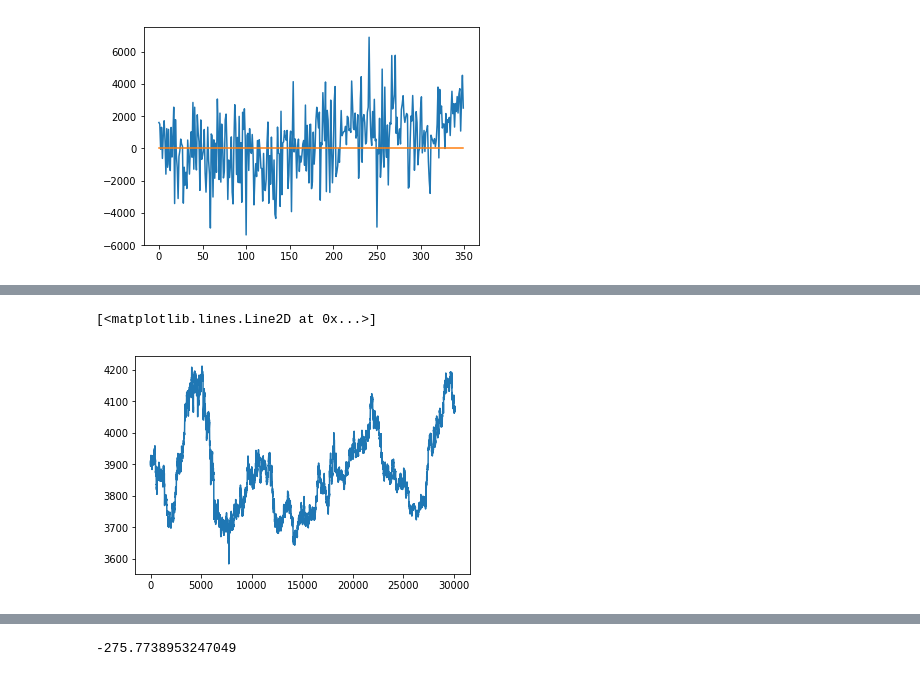
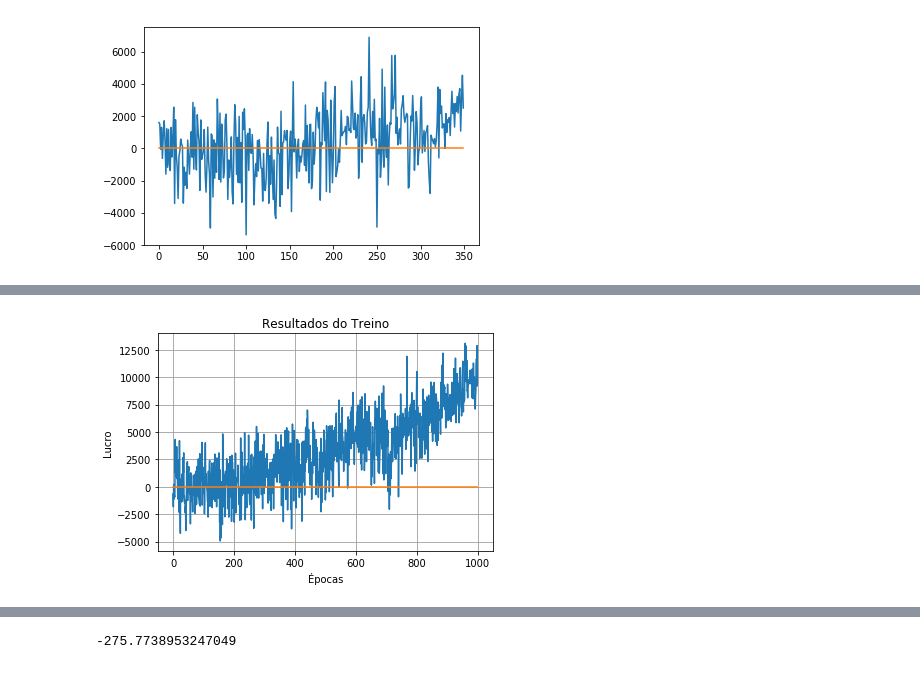
Before and after one commit to pigortekids/TCCgit, a Jupyter notebook: brunao/v2/DQN_teste-14-c-Copy1.ipynb, the cells around one changed output, grey strips where cells are left out. Cells and saved outputs as stored; diff of their text form; code cells hidden in the pictures.

```diff
--- a/brunao/v2/DQN_teste-14-c-Copy1.ipynb
+++ b/brunao/v2/DQN_teste-14-c-Copy1.ipynb
@@ -512,5 +505,12 @@ plt.plot(range(0,len(inputs)), inputs['preco'])
-# %%
-plt.plot(range(0,len(inputs_nao_norm)), inputs_nao_norm['preco'])
-# %% [output]
-[<matplotlib.lines.Line2D at 0x...>]
-[figure, removed]
+# %%
+path = ('./treino_14-c.csv')
+arq = pd.read_csv(path) #le arquivo
+rew = arq['reward']
+plt.plot(range(0,len(rew)), rew, range(0,len(rew)), np.zeros(len(rew)))
+plt.grid(b=True, which='major', color='#999999', linestyle='-')
+plt.title("Resultados do Treino", fontdict=None, loc='center', pad=None)
+plt.xlabel('Épocas')
+plt.ylabel('Lucro')
+plt.savefig('treino.pdf')
+# %% [output]
+[figure, added]
```
Also changed, not shown: parts of 12 cells of this notebook, 9 other files.
